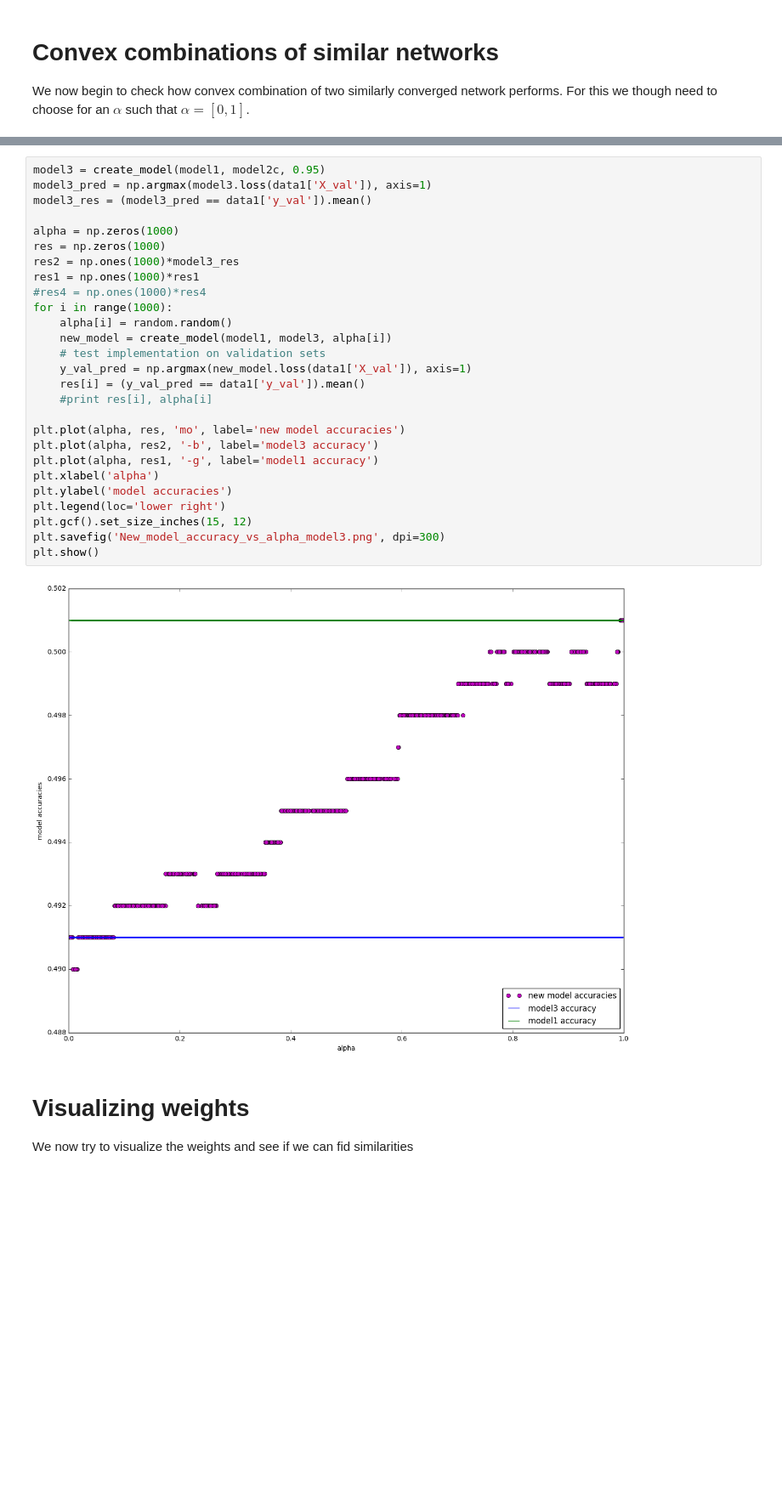
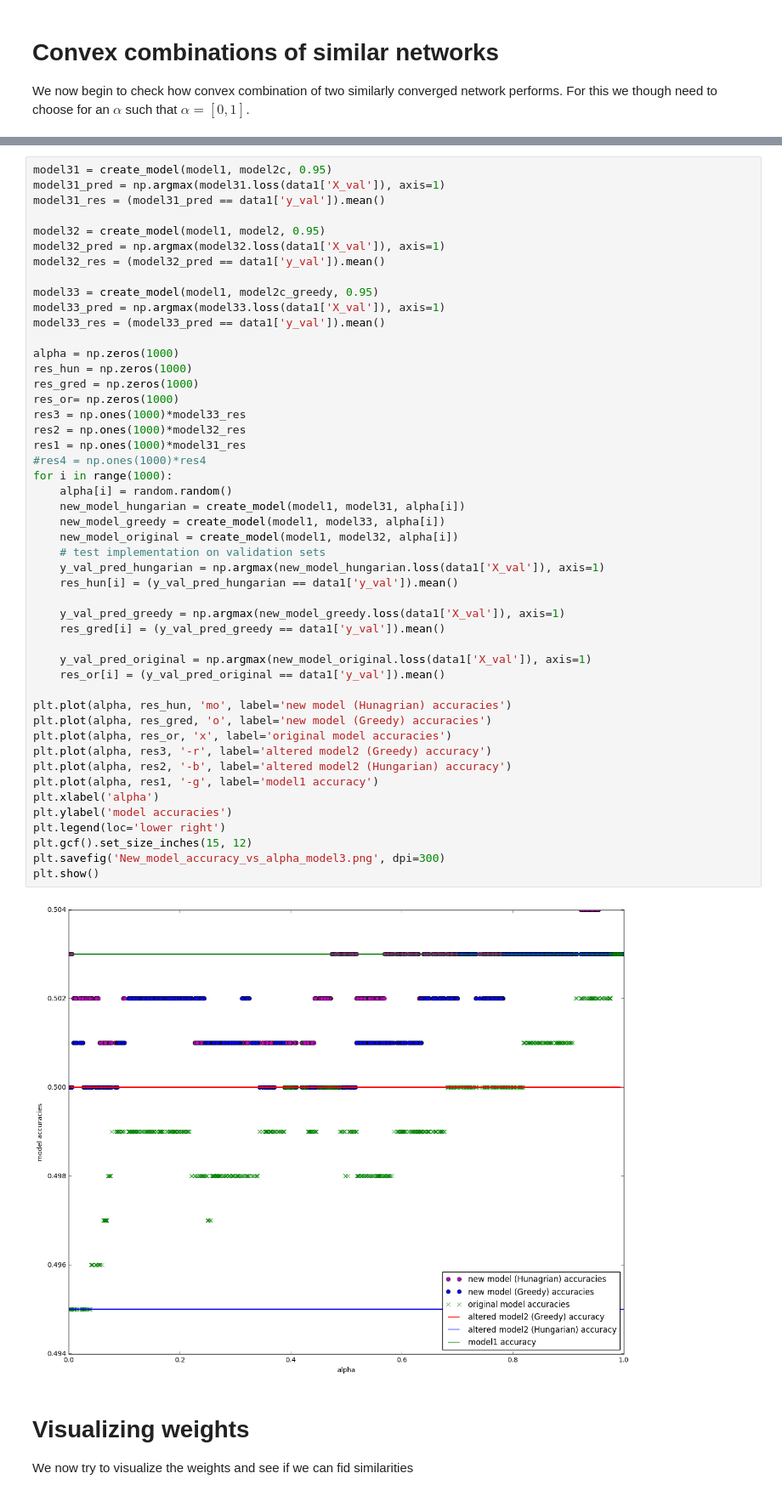
Before and after one commit to LousyLory/Canonical_Nets, a Jupyter notebook: canonical_Nets.ipynb, the cells around one changed output, grey strips where cells are left out. Shown at 85% size. Cells and saved outputs as stored; diff of their text form; blank space fills up the shorter version.

```diff
--- a/canonical_Nets.ipynb
+++ b/canonical_Nets.ipynb
@@ -485,32 +485,53 @@ plt.show()
 # %%
-model3 = create_model(model1, model2c, 0.95)
-model3_pred = np.argmax(model3.loss(data1['X_val']), axis=1)
-model3_res = (model3_pred == data1['y_val']).mean()
+model31 = create_model(model1, model2c, 0.95)
+model31_pred = np.argmax(model31.loss(data1['X_val']), axis=1)
+model31_res = (model31_pred == data1['y_val']).mean()
+
+model32 = create_model(model1, model2, 0.95)
+model32_pred = np.argmax(model32.loss(data1['X_val']), axis=1)
+model32_res = (model32_pred == data1['y_val']).mean()
+
+model33 = create_model(model1, model2c_greedy, 0.95)
+model33_pred = np.argmax(model33.loss(data1['X_val']), axis=1)
+model33_res = (model33_pred == data1['y_val']).mean()
 
 alpha = np.zeros(1000)
-res = np.zeros(1000)
-res2 = np.ones(1000)*model3_res
-res1 = np.ones(1000)*res1
+res_hun = np.zeros(1000)
+res_gred = np.zeros(1000)
+res_or= np.zeros(1000)
+res3 = np.ones(1000)*model33_res
+res2 = np.ones(1000)*model32_res
+res1 = np.ones(1000)*model31_res
 #res4 = np.ones(1000)*res4
 for i in range(1000):
     alpha[i] = random.random()
-    new_model = create_model(model1, model3, alpha[i])
+    new_model_hungarian = create_model(model1, model31, alpha[i])
+    new_model_greedy = create_model(model1, model33, alpha[i])
+    new_model_original = create_model(model1, model32, alpha[i])
     # test implementation on validation sets
-    y_val_pred = np.argmax(new_model.loss(data1['X_val']), axis=1)
-    res[i] = (y_val_pred == data1['y_val']).mean()
-    #print res[i], alpha[i]
+    y_val_pred_hungarian = np.argmax(new_model_hungarian.loss(data1['X_val']), axis=1)
+    res_hun[i] = (y_val_pred_hungarian == data1['y_val']).mean()
 
-plt.plot(alpha, res, 'mo', label='new model accuracies')
-plt.plot(alpha, res2, '-b', label='model3 accuracy')
+    y_val_pred_greedy = np.argmax(new_model_greedy.loss(data1['X_val']), axis=1)
+    res_gred[i] = (y_val_pred_greedy == data1['y_val']).mean()
+
+    y_val_pred_original = np.argmax(new_model_original.loss(data1['X_val']), axis=1)
+    res_or[i] = (y_val_pred_original == data1['y_val']).mean()
+
+plt.plot(alpha, res_hun, 'mo', label='new model (Hunagrian) accuracies')
+plt.plot(alpha, res_gred, 'o', label='new model (Greedy) accuracies')
+plt.plot(alpha, res_or, 'x', label='original model accuracies')
+plt.plot(alpha, res3, '-r', label='altered model2 (Greedy) accuracy')
+plt.plot(alpha, res2, '-b', label='altered model2 (Hungarian) accuracy')
 plt.plot(alpha, res1, '-g', label='model1 accuracy')
 plt.xlabel('alpha')
 plt.ylabel('model accuracies')
 plt.legend(loc='lower right')
 plt.gcf().set_size_inches(15, 12)
 plt.savefig('New_model_accuracy_vs_alpha_model3.png', dpi=300)
 plt.show()
 # %% [output]
-[figure, old version]
+[figure, new version]
 # %% [markdown]
 # Visualizing weights
 
```
Also changed, not shown: parts of 15 cells of this notebook, 9 other files.
